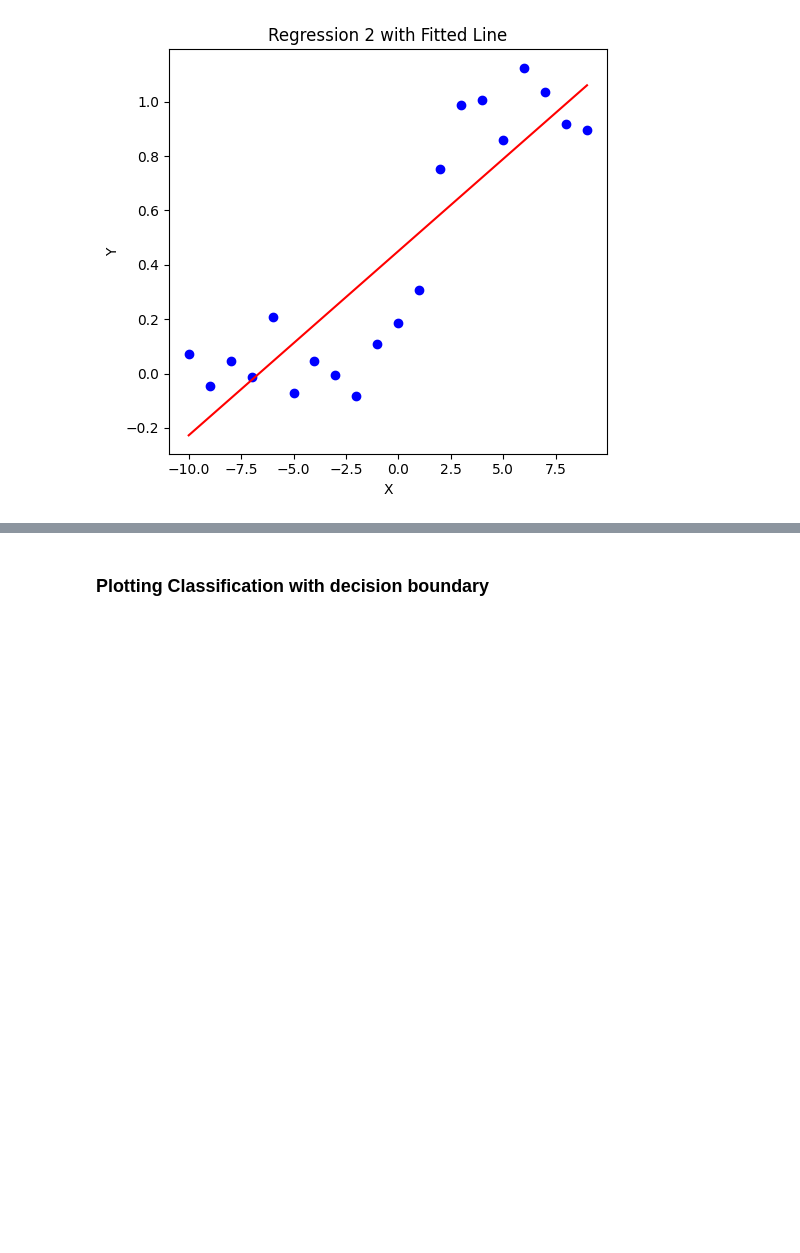
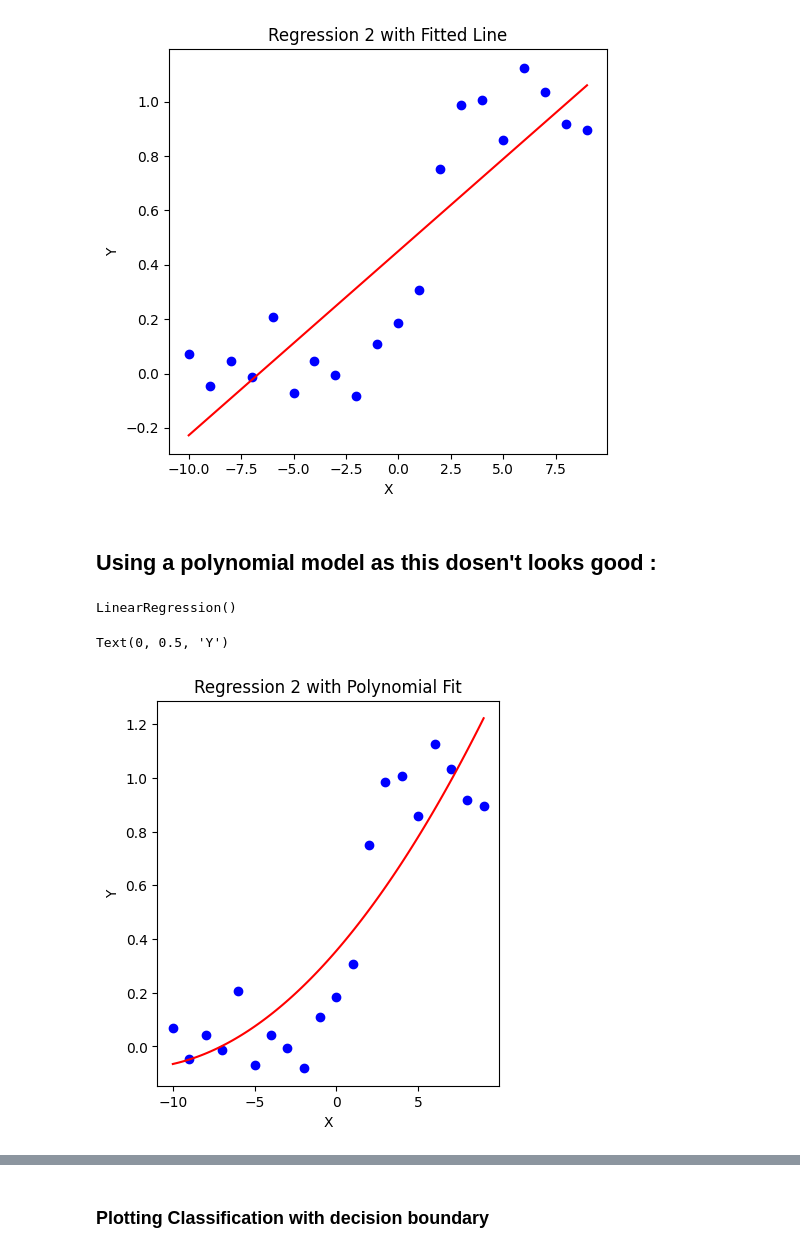
Before and after one commit to harshjoshi23/DataScience_Survival_Skills, a Jupyter notebook: Task7/Task2.ipynb, the cells around one changed output, grey strips where cells are left out. Saved outputs shown, nothing was run; the diff lists cells and outputs as text; code cells hidden in the pictures; blank space fills up the shorter version.

Commit message:
Adding Polynomial model

```diff
--- a/Task7/Task2.ipynb
+++ b/Task7/Task2.ipynb
@@ -68,3 +68,5 @@ plt.tight_layout()
 plt.show()
 # %% [output]
 [figure]
+# %% [markdown]
+## Using a polynomial model as this dosen't looks good :
@@ -70,0 +75,28 @@ plt.show()
+# %%
+# Polynomial feature transformer (degree can be tuned)
+poly_features = PolynomialFeatures(degree=2)
+
+# Transform the features into polynomial features
+X_poly = poly_features.fit_transform(regression2.iloc[:, 0].values.reshape(-1, 1))
+
+# Creating a regression model and fit it on the polynomial features
+poly_reg_model = LinearRegression()
+poly_reg_model.fit(X_poly, regression2.iloc[:, 1])
+# %% [output]
+LinearRegression()
+# %%
+plt.figure(figsize=(15, 5))
+# Regression 2 with Polynomial Regression
+plt.subplot(1, 3, 2)
+# Generate a range of values from min to max x
+x_range = np.linspace(regression2.iloc[:, 0].min(), regression2.iloc[:, 0].max(), 100).reshape(-1, 1)
+# Transform the range into polynomial features
+x_range_poly = poly_features.transform(x_range)
+plt.scatter(regression2.iloc[:, 0], regression2.iloc[:, 1], color='blue')
+plt.plot(x_range, poly_reg_model.predict(x_range_poly), color='red')
+plt.title('Regression 2 with Polynomial Fit')
+plt.xlabel('X')
+plt.ylabel('Y')
+# %% [output]
+Text(0, 0.5, 'Y')
+[figure, added]
```
Also changed, not shown: parts of 3 cells of this notebook.
